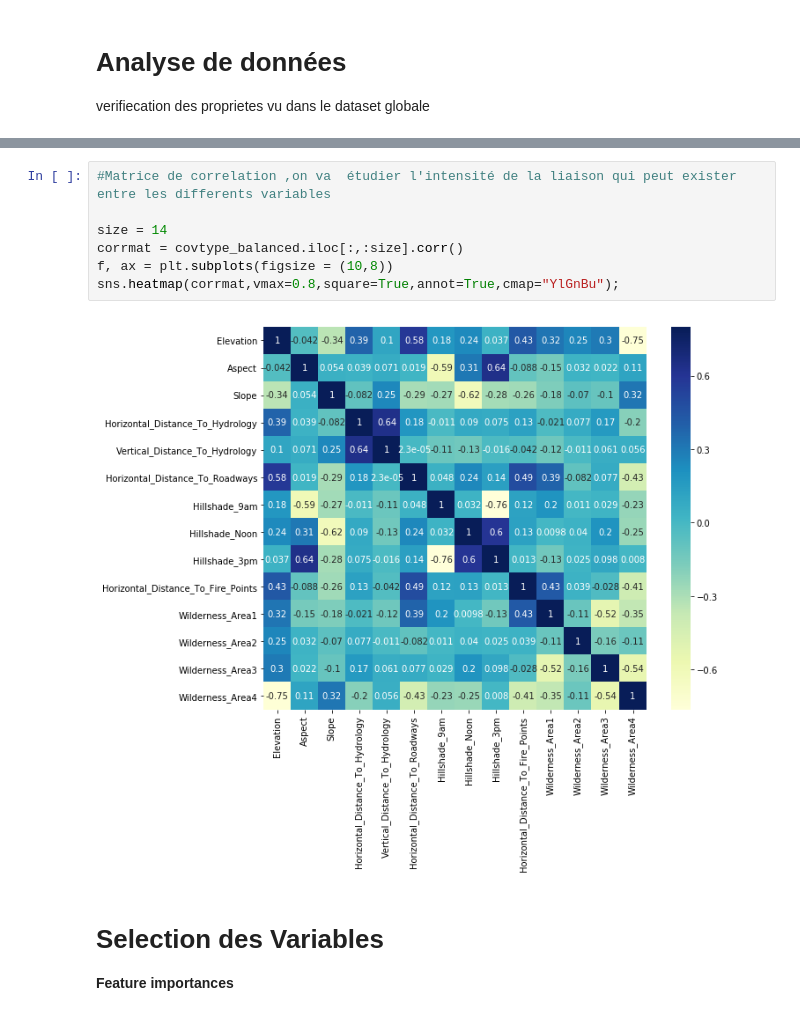
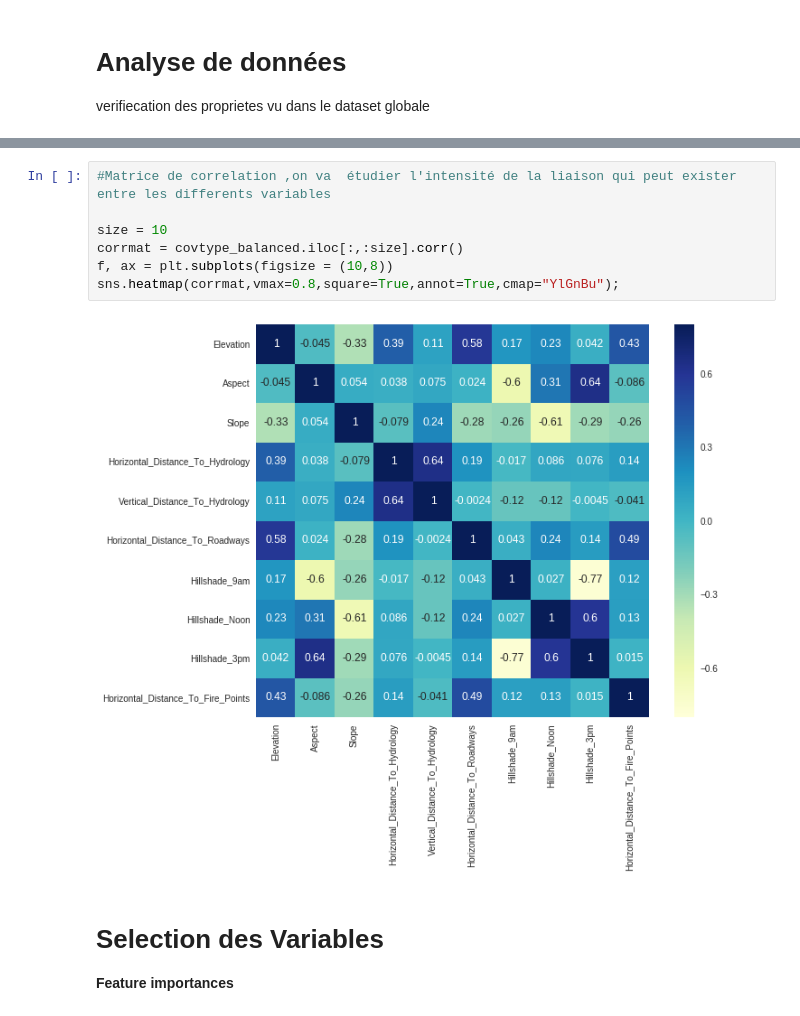
Before and after one commit to RomaricKanyamibwa/ForestCoverTypePrediction, a Jupyter notebook: ForestCoverTypePrediction_Classification.ipynb, the cells around one changed output, grey strips where cells are left out. Cells and saved outputs as stored; diff of their text form.

```diff
--- a/ForestCoverTypePrediction_Classification.ipynb
+++ b/ForestCoverTypePrediction_Classification.ipynb
@@ -139,12 +139,12 @@ for i in range(0, size):
 # %%
 #Matrice de correlation ,on va  étudier l'intensité de la liaison qui peut exister entre les differents variables
 
-size = 14
+size = 10
 corrmat = covtype_balanced.iloc[:,:size].corr()
 f, ax = plt.subplots(figsize = (10,8))
 sns.heatmap(corrmat,vmax=0.8,square=True,annot=True,cmap="YlGnBu");
 # %% [output]
-[figure, old version]
+[figure, new version]
 # %% [markdown]
 # Selection des Variables
 **Feature importances**
```
Also changed, not shown: parts of 15 cells of this notebook.
